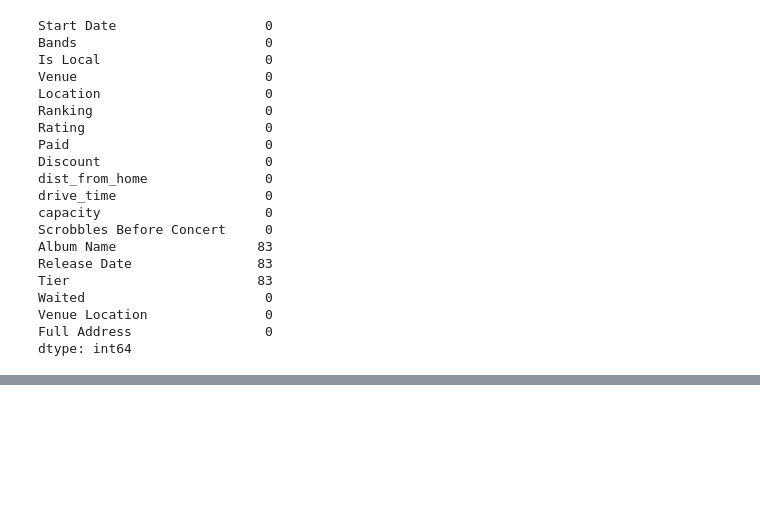
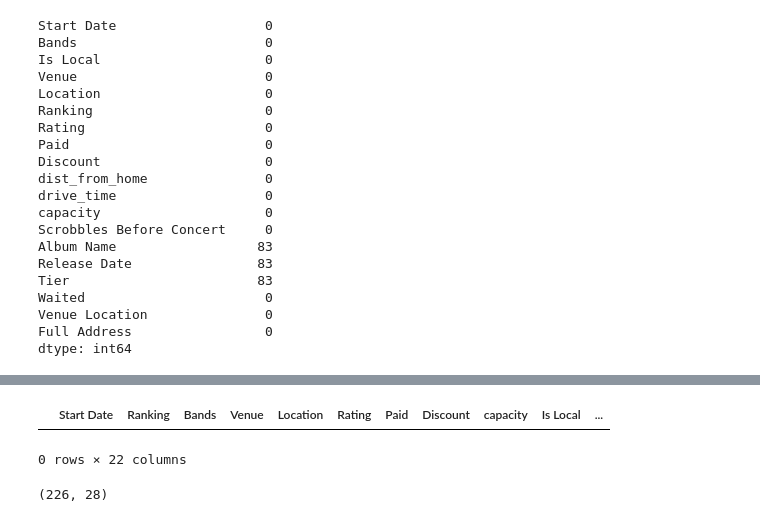
Before and after one commit to MikeStrusz/tableau-capstone-prep, a Jupyter notebook: Tableau Data Prep.ipynb, the cells around one changed output, grey strips where cells are left out. Saved outputs shown, nothing was run; the diff lists cells and outputs as text; code cells hidden in the pictures; blank space fills up the shorter version.

```diff
--- a/Tableau Data Prep.ipynb
+++ b/Tableau Data Prep.ipynb
@@ -752,0 +1034,11 @@ final_data.to_csv('data/final_data.csv', index=False)
+# %%
+# Re-importing the necessary libraries
+import pandas as pd
+
+# Assuming 'final_data' is already available in the environment
+final_data['Start Date'] = pd.to_datetime(final_data['Start Date'])
+
+# Filter for concerts in 2024 and count them
+concerts_2024 = final_data[final_data['Start Date'].dt.year == 2024]
+concerts_2024_count = concerts_2024.shape[0]
+concerts_2024_count
@@ -752,0 +1081,51 @@ final_data.to_csv('data/final_data.csv', index=False)
+# %%
+# Filter rows where any of these columns have nulls
+null_rows = final_data[final_data[['Latitude', 'Longitude', 'Venue_Bands_Complete']].isna().any(axis=1)]
+
+# Display the rows with nulls
+null_rows
+# %% [output]
+|  | Start Date | Ranking | Bands | Venue | Location | Rating | Paid | Discount | capacity | Is Local | ... |
+0 rows × 22 columns
+# %%
+import pandas as pd
+
+# Load the new dataset (long-term archive data)
+concert_archives = pd.read_csv('data/ConcertArchivesExportFeb22-25.csv')
+
+# Load the existing dataset (final data)
+final_data = pd.read_csv('final_concert_data_with_tooltips.csv')
+
+# Clean the long-term data before merging
+# Rename columns in concert_archives to avoid conflicts
+concert_archives = concert_archives.rename(columns={
+    'Start Date': 'LongTerm_Start Date',
+    'Bands': 'LongTerm_Bands',
+    'Venue': 'LongTerm_Venue',
+    'Location': 'LongTerm_Location'
+})
+
+# Convert 'Start Date' to datetime format (for both datasets)
+concert_archives['LongTerm_Start Date'] = pd.to_datetime(concert_archives['LongTerm_Start Date'], format='%m/%d/%Y')
+final_data['Start Date'] = pd.to_datetime(final_data['Start Date'], format='%Y-%m-%d')
+
+# Convert LongTerm_Bands from " / " separators to commas
+concert_archives['LongTerm_Bands'] = concert_archives['LongTerm_Bands'].str.replace(' / ', ', ')
+
+# Perform the merge with outer join to keep all data from both datasets
+combined_data = pd.merge(
+    final_data,
+    concert_archives,
+    left_on=['Start Date', 'Venue'],
+    right_on=['LongTerm_Start Date', 'LongTerm_Venue'],
+    how='outer'
+)
+
+# Save the combined dataset (with both original and long-term columns)
+combined_data.to_csv('combined_concert_data_with_tooltip.csv', index=False)
+
+# Optionally, inspect the first few rows of the combined dataset
+combined_data.head()
+combined_data.shape
+# %% [output]
+(226, 28)
```
Also changed, not shown: parts of 27 cells of this notebook, 24 other files.
